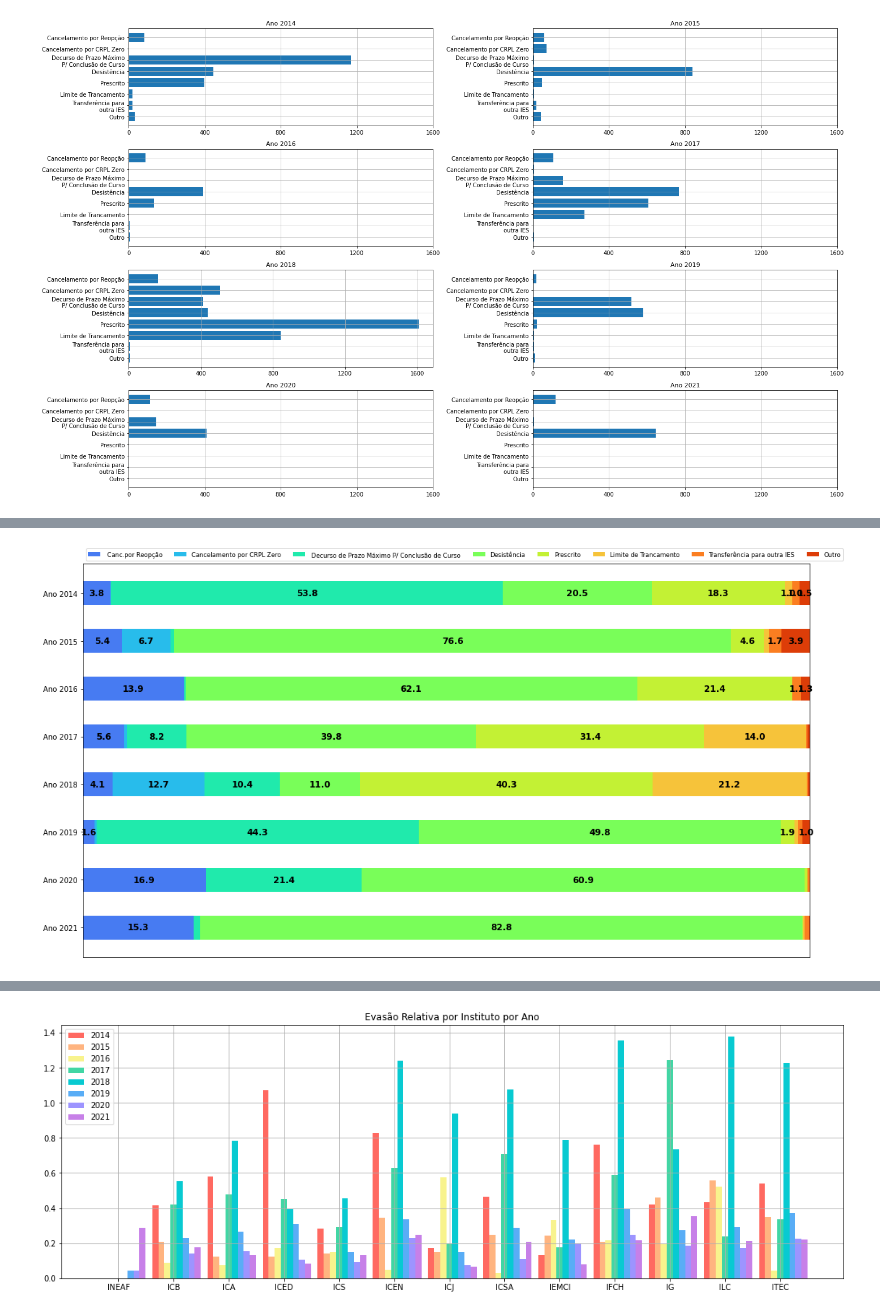
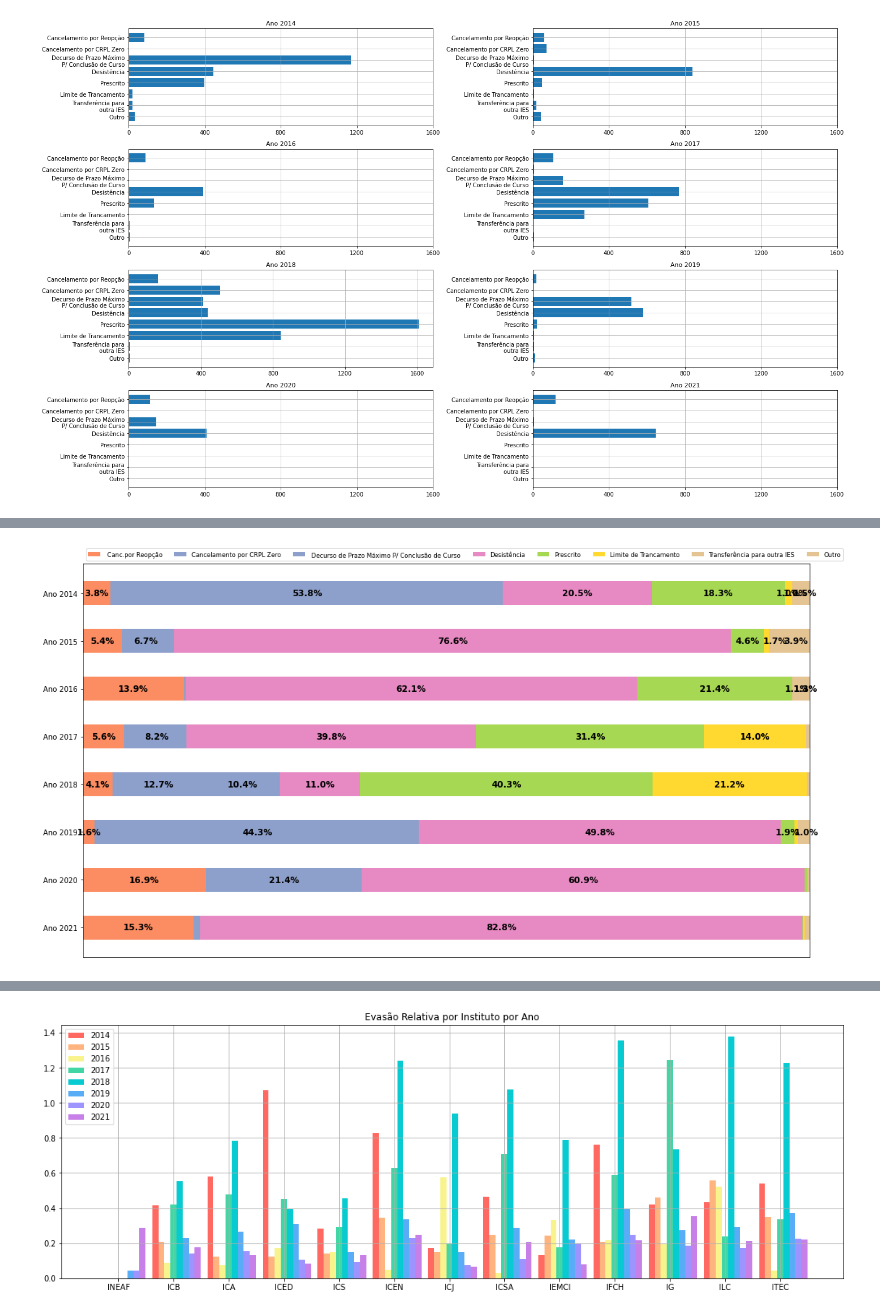
Before and after one commit to gabrielcoout/Analise_Evasao, a Jupyter notebook: Data_Analysis_Institute.ipynb, the cells around one changed output, grey strips where cells are left out. Cells and saved outputs as stored; diff of their text form; code cells hidden in the pictures.

```diff
--- a/Data_Analysis_Institute.ipynb
+++ b/Data_Analysis_Institute.ipynb
@@ -237,6 +244,3 @@ plt.savefig('page.pdf',
 [figure]
 # %%
 var = lambda t: df_institutes.iloc[13,1+t*9:9*(t+1)]/df_institutes.iloc[13,1+t*9:9*(t+1)].sum()*100
-var = {f'Ano {2014+t}':list(var(t)) for t in range(8)}
-# %%
-category = df_institutes.columns[1:9]
@@ -242,0 +259,6 @@ category = df_institutes.columns[1:9]
+# %%
+dt=np.ones([8,5])
+for t in range(8):
+    data = var(t)
+    i=data.sort_values()
+    print(data[data>i[5:].min()])
@@ -243,46 +283,42 @@ category = df_institutes.columns[1:9]
 # %%
-results = var
-
-
-
 def survey(results, category_names):
 
     labels = list(results.keys())
     data = np.array(list(results.values()))
     data_cum = data.cumsum(axis=1)
-    category_colors = plt.get_cmap('turbo')(
+    category_colors = plt.get_cmap('Set2')(
         np.linspace(0.15, 0.85, data.shape[1]))
 
     fig = plt.figure(figsize=(18,10))
     ax = fig.add_subplot(1,1,1)
     ax.invert_yaxis()
     ax.xaxis.set_visible(False)
     ax.set_xlim(0, np.sum(data, axis=1).max())
 
     for i, (colname, color) in enumerate(zip(category_names, category_colors)):
         widths = data[:, i]
         starts = data_cum[:, i] - widths
         ax.barh(labels, widths, left=starts, height=0.5,
                 label=colname, color=color)
         xcenters = starts + widths / 2
 
         r, g, b, _ = color
         text_color = 'black'
         for y, (x, c) in enumerate(zip(xcenters, widths)):
             if c>= 0.9:
-                ax.text(x, y, f'{round(c,1)}', ha='center', va='center',
+                ax.text(x, y, f'{round(c,1)}%', ha='center', va='center',
                         color=text_color, fontdict={'weight': 'bold','size':12})
             else:
                 pass
     ax.legend(ncol=len(category_names), bbox_to_anchor=(0, 1),
               loc='lower left', fontsize='small')
 
     return fig, ax
 
-survey(results, category)
+survey(var, category)
 plt.show()
 # %% [output]
-[figure, old version]
+[figure, new version]
 # %%
 n_alunos = [45,210,210,220,530,500,200,600,90,350,150,300,700]
 dic  = {x:y for (x,y) in zip(institutos,n_alunos)}
```
Also changed, not shown: parts of 6 cells of this notebook, 7 other files.
